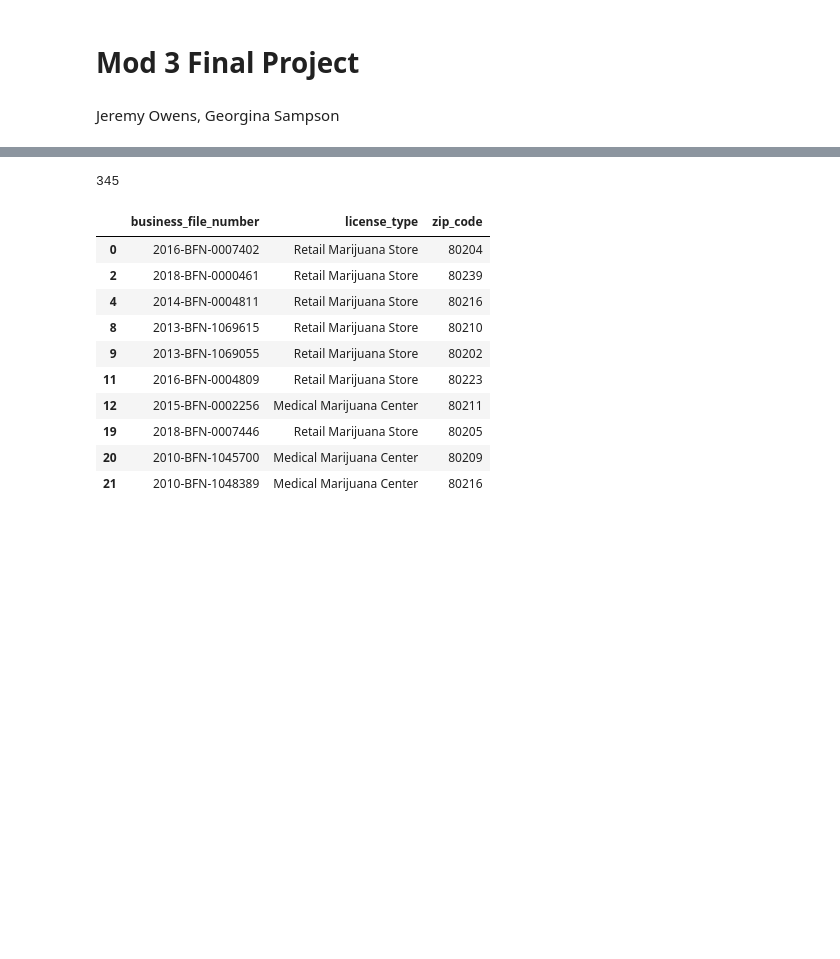
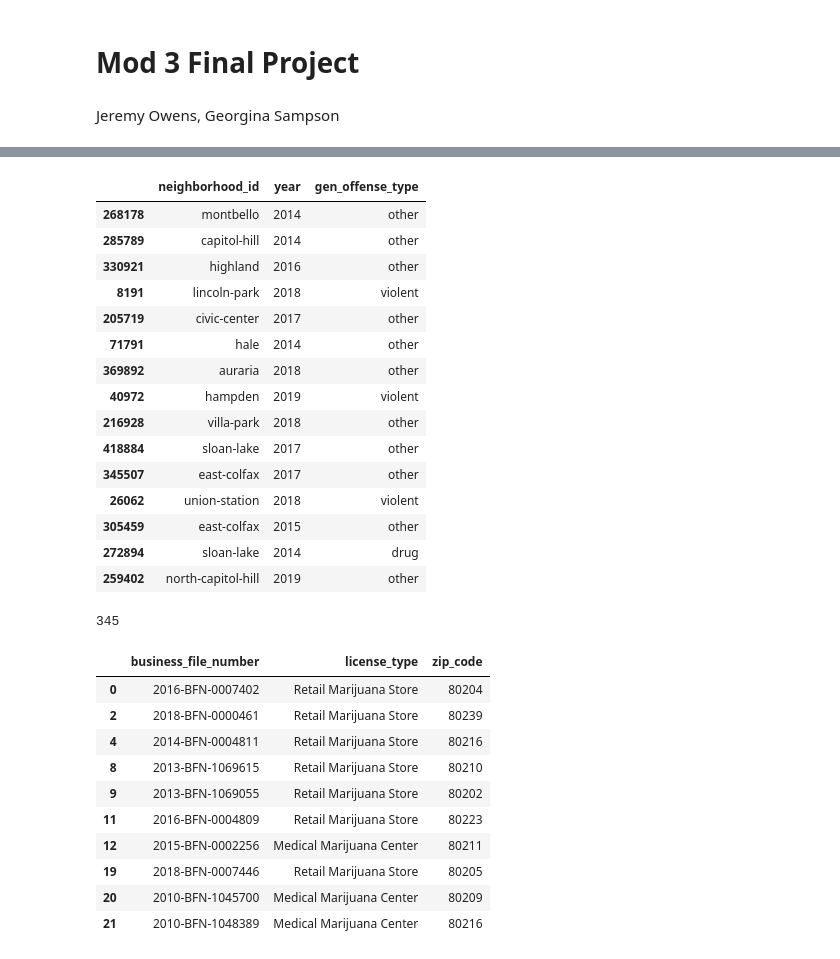
Before and after one commit to zapatos24/Mod_3_Final_Project, a Jupyter notebook: mod_3_final_project_jeremy_wip.ipynb, the cells around one changed output, grey strips where cells are left out. Saved outputs shown, nothing was run; the diff lists cells and outputs as text; code cells hidden in the pictures; blank space fills up the shorter version.

```diff
--- a/mod_3_final_project_jeremy_wip.ipynb
+++ b/mod_3_final_project_jeremy_wip.ipynb
@@ -78,3 +77,22 @@ crime_data_short.sample(10)
+# %%
+crime_data_short.sample(15)
+# %% [output]
+|  | neighborhood_id | year | gen_offense_type |
+| 268178 | montbello | 2014 | other |
+| 285789 | capitol-hill | 2014 | other |
+| 330921 | highland | 2016 | other |
+| 8191 | lincoln-park | 2018 | violent |
+| 205719 | civic-center | 2017 | other |
+| 71791 | hale | 2014 | other |
+| 369892 | auraria | 2018 | other |
+| 40972 | hampden | 2019 | violent |
+| 216928 | villa-park | 2018 | other |
+| 418884 | sloan-lake | 2017 | other |
+| 345507 | east-colfax | 2017 | other |
+| 26062 | union-station | 2018 | violent |
+| 305459 | east-colfax | 2015 | other |
+| 272894 | sloan-lake | 2014 | drug |
+| 259402 | north-capitol-hill | 2019 | other |
 # %%
 dispensary_data.columns = [x.lower().replace(' ', '_') for x in dispensary_data.columns]
 dispensary_data = dispensary_data[['business_file_number', 'license_type', 'facility_zip_code']]
```
Also changed, not shown: parts of 8 cells of this notebook.
